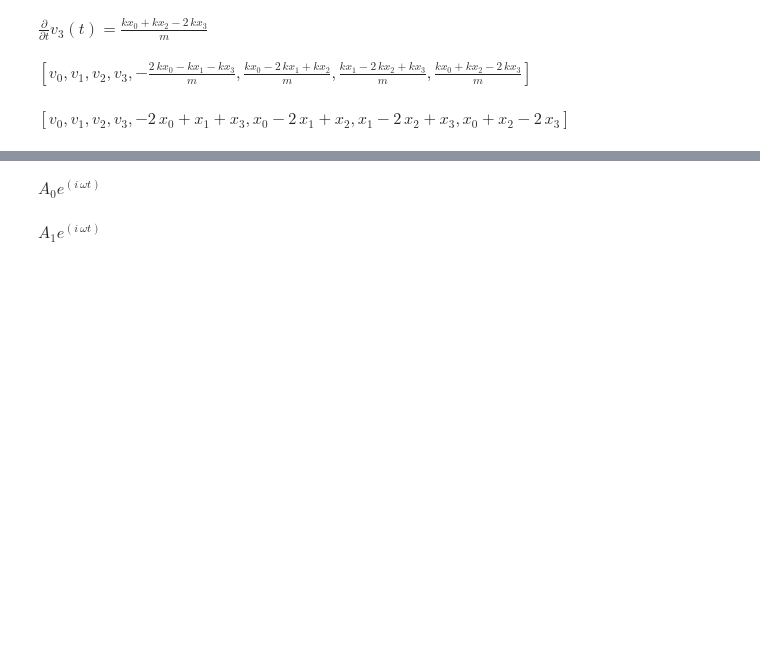
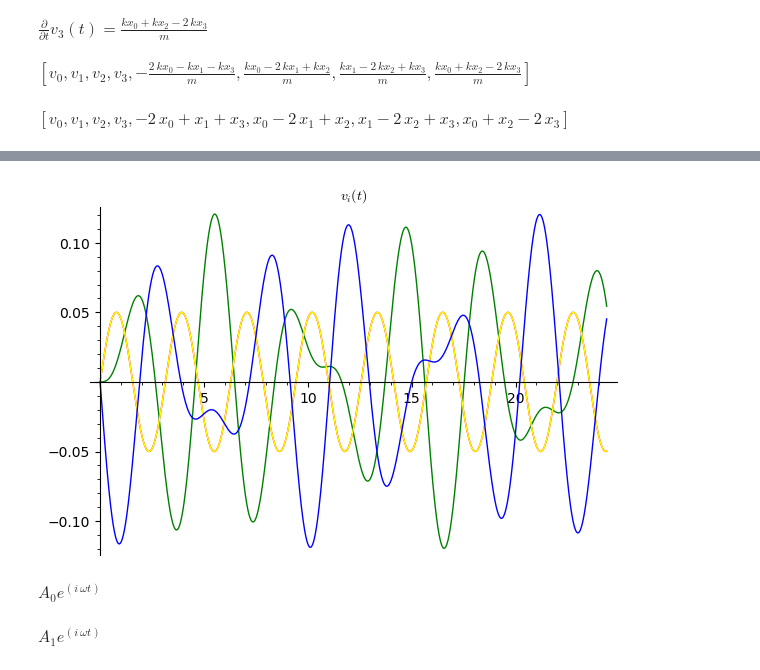
Before and after one commit to daju1/study, a Jupyter notebook: classical_mechanics/SR11/lattice_1d_oscillations-km-ring.ipynb, the cells around one changed output, grey strips where cells are left out. Saved outputs shown, nothing was run; the diff lists cells and outputs as text; code cells hidden in the pictures; blank space fills up the shorter version.

```diff
--- a/classical_mechanics/SR11/lattice_1d_oscillations-km-ring.ipynb
+++ b/classical_mechanics/SR11/lattice_1d_oscillations-km-ring.ipynb
@@ -160,3 +150,10 @@ p.show(title="$v_i$")
+# %%
+p = Graphics()
+for i in range(N):
+    p += line(zip(times,sol[:,i+N]), color=colors[i])
+p.show(title="$v_i(t)$")
+# %% [output]
+[figure, added]
 # %%
 A = []
 omega = var("omega")
```
Also changed, not shown: parts of 6 cells of this notebook.
